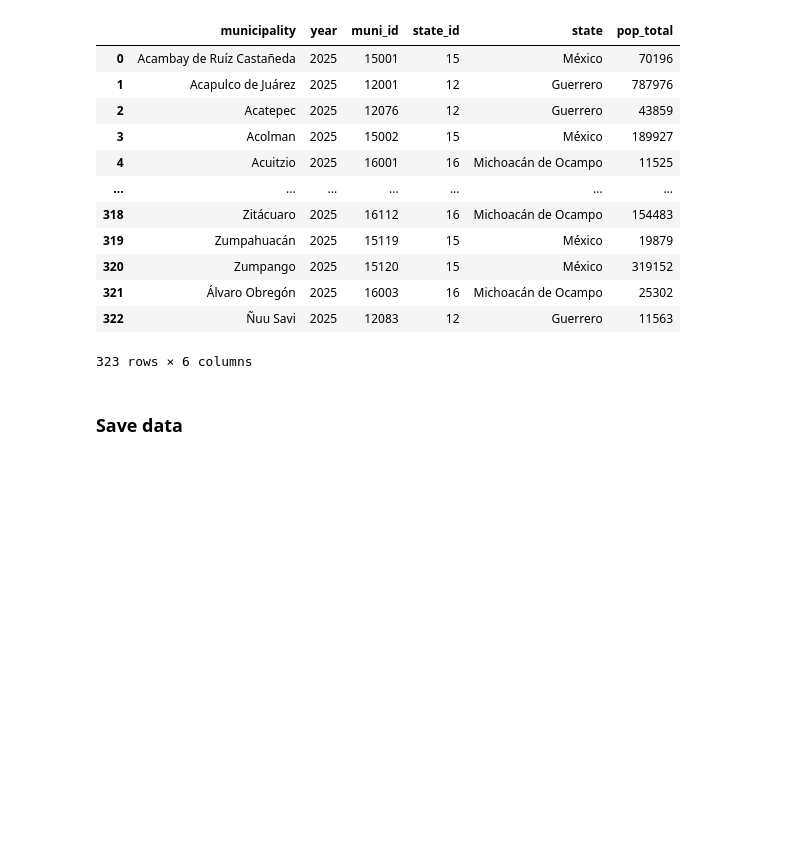
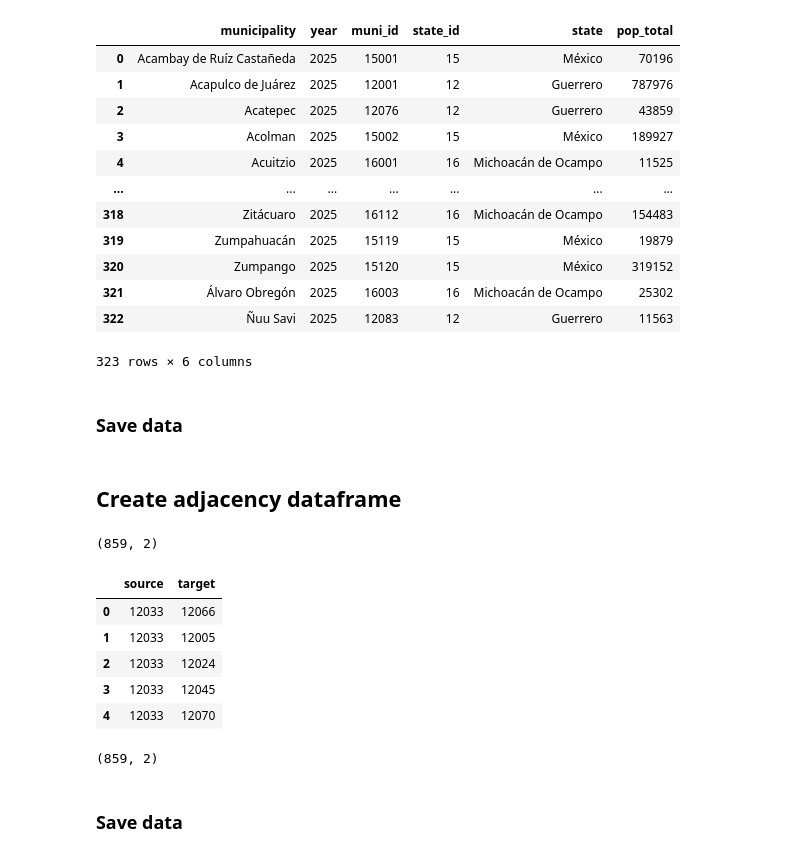
Before and after one commit to shani-alvarez/cgs-shadow-routes, a Jupyter notebook: notebooks/environment_panel_integration.ipynb, the cells around one changed output. Saved outputs shown, nothing was run; the diff lists cells and outputs as text; code cells hidden in the pictures; blank space fills up the shorter version.

Commit message:
wip: updated notebook to add creation of adjacency nodes data

```diff
--- a/notebooks/environment_panel_integration.ipynb
+++ b/notebooks/environment_panel_integration.ipynb
@@ -440,3 +466,42 @@ df_pop_yearly_m
 ### Save data
 # %%
 df_munis.to_csv(out_muni_panel, index=False)
+# %% [markdown]
+## Create adjacency dataframe
+# %%
+# Create adjacency
+
+
+sindex = gdf_munis.sindex
+edges = []
+
+for idx, row in gdf_munis.iterrows():
+    geom = row.geometry
+    muni_i = row["muni_id"]
+
+    # candidates from bounding box
+    candidates = list(sindex.intersection(geom.bounds))
+
+    for cand in candidates:
+        if cand <= idx:
+            continue
+
+        geom_j = gdf_munis.loc[cand, "geometry"]
+        muni_j = gdf_munis.loc[cand, "muni_id"]
+
+        # check if polygons actually touch
+        if geom.touches(geom_j) or geom.intersects(geom_j):
+            edges.append((muni_i, muni_j))
+
+edges_df = pd.DataFrame(edges, columns=["source", "target"])
+# %%
+print(edges_df.shape)
+edges_df.head()
+# %% [output]
+(859, 2)
+|  | source | target |
+| 0 | 12033 | 12066 |
+| 1 | 12033 | 12005 |
+| 2 | 12033 | 12024 |
+| 3 | 12033 | 12045 |
+| 4 | 12033 | 12070 |
@@ -442,0 +515,7 @@ df_munis.to_csv(out_muni_panel, index=False)
+# %%
+edges_df = edges_df.dropna(subset=["source", "target"])
+print(edges_df.shape)
+# %% [output]
+(859, 2)
+# %% [markdown]
+### Save data
```
Also changed, not shown: parts of 5 cells of this notebook.
